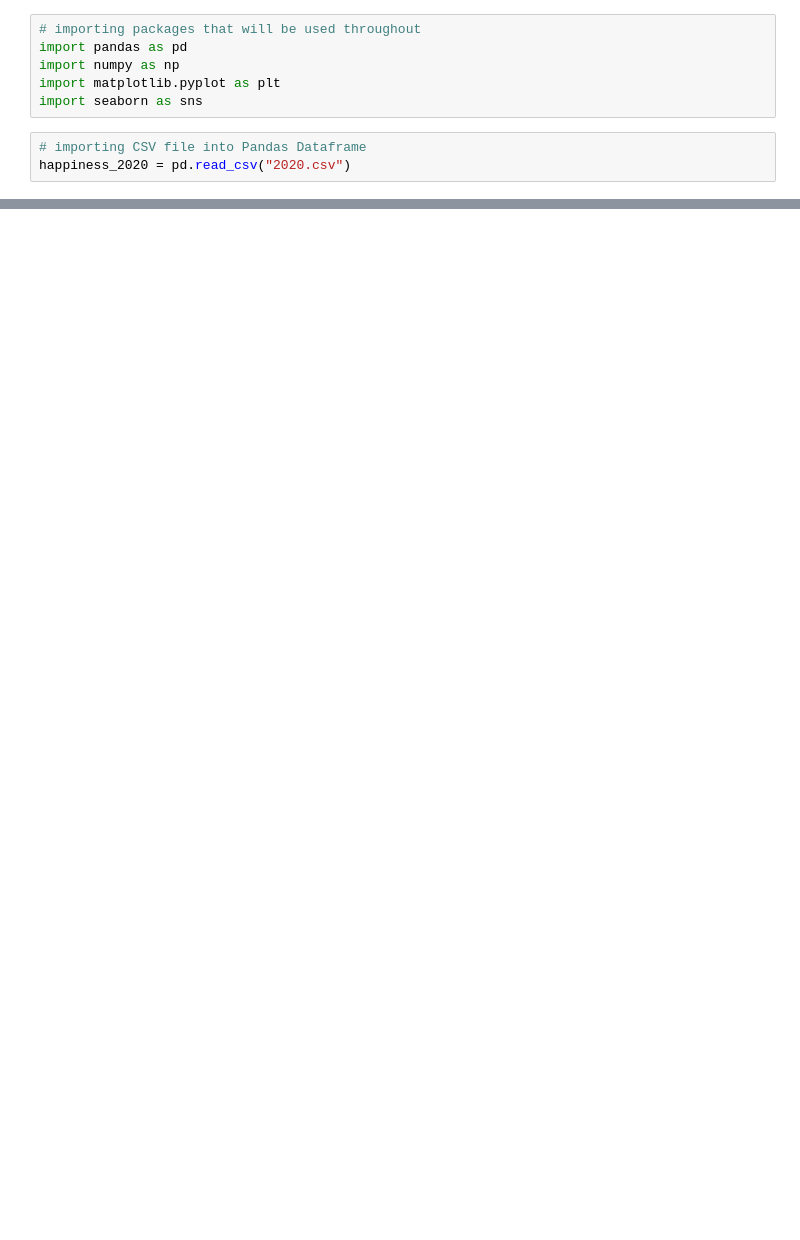
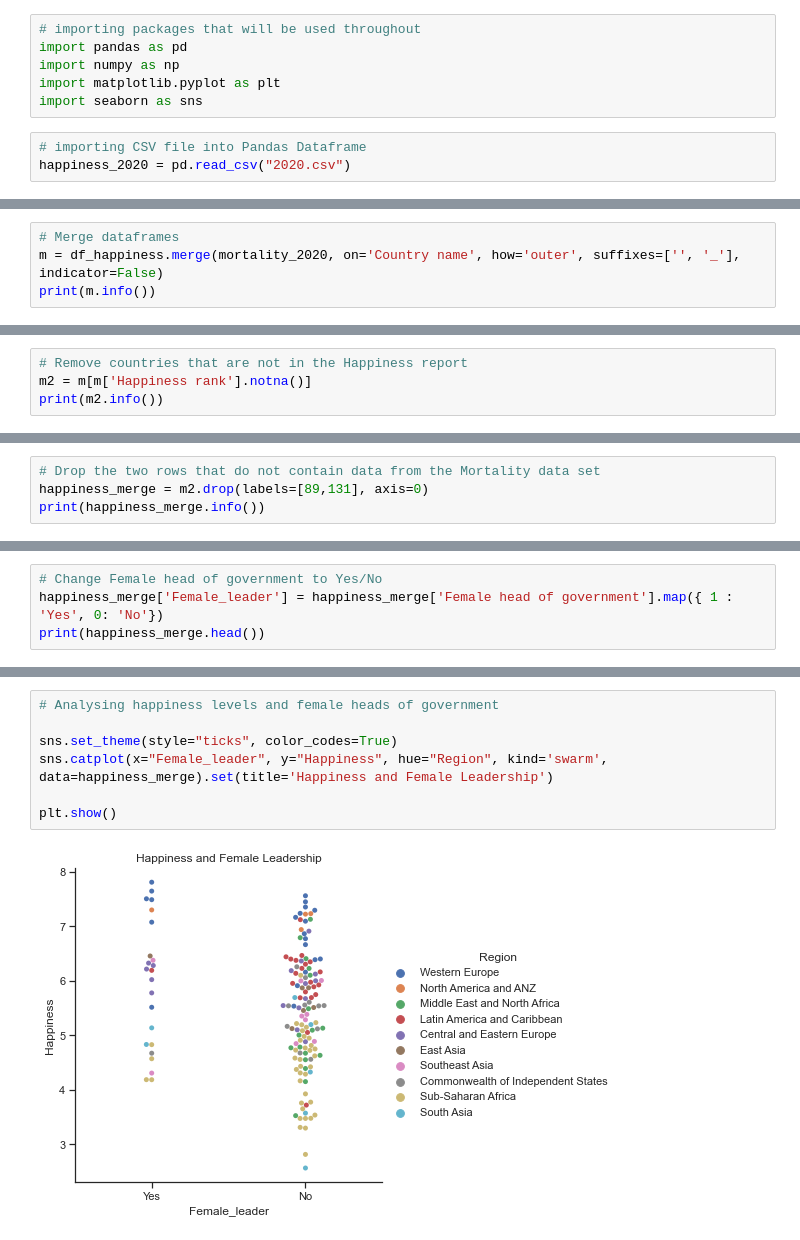
Before and after one commit to Ailo009/UCDPA_ailismardonegan, a Jupyter notebook: AME_Project.ipynb, the cells around one changed output, grey strips where cells are left out. Cells and saved outputs as stored; diff of their text form; blank space fills up the shorter version.

```diff
--- a/AME_Project.ipynb
+++ b/AME_Project.ipynb
@@ -28,0 +460,4 @@ happiness_2020.sort_values(by= 'Ladder score', ascending=False)
+# %%
+# Merge dataframes
+m = df_happiness.merge(mortality_2020, on='Country name', how='outer', suffixes=['', '_'], indicator=False)
+print(m.info())
@@ -28,0 +503,4 @@ happiness_2020.sort_values(by= 'Ladder score', ascending=False)
+# %%
+# Remove countries that are not in the Happiness report
+m2 = m[m['Happiness rank'].notna()]
+print(m2.info())
@@ -28,0 +533,4 @@ happiness_2020.sort_values(by= 'Ladder score', ascending=False)
+# %%
+# Drop the two rows that do not contain data from the Mortality data set
+happiness_merge = m2.drop(labels=[89,131], axis=0)
+print(happiness_merge.info())
@@ -28,0 +555,4 @@ happiness_2020.sort_values(by= 'Ladder score', ascending=False)
+# %%
+# Change Female head of government to Yes/No
+happiness_merge['Female_leader'] = happiness_merge['Female head of government'].map({ 1 : 'Yes', 0: 'No'})
+print(happiness_merge.head())
@@ -28,0 +577,9 @@ happiness_2020.sort_values(by= 'Ladder score', ascending=False)
+# %%
+# Analysing happiness levels and female heads of government
+
+sns.set_theme(style="ticks", color_codes=True)
+sns.catplot(x="Female_leader", y="Happiness", hue="Region", kind='swarm', data=happiness_merge).set(title='Happiness and Female Leadership')
+
+plt.show()
+# %% [output]
+[figure, added]
```
Also changed, not shown: parts of 31 cells of this notebook.
